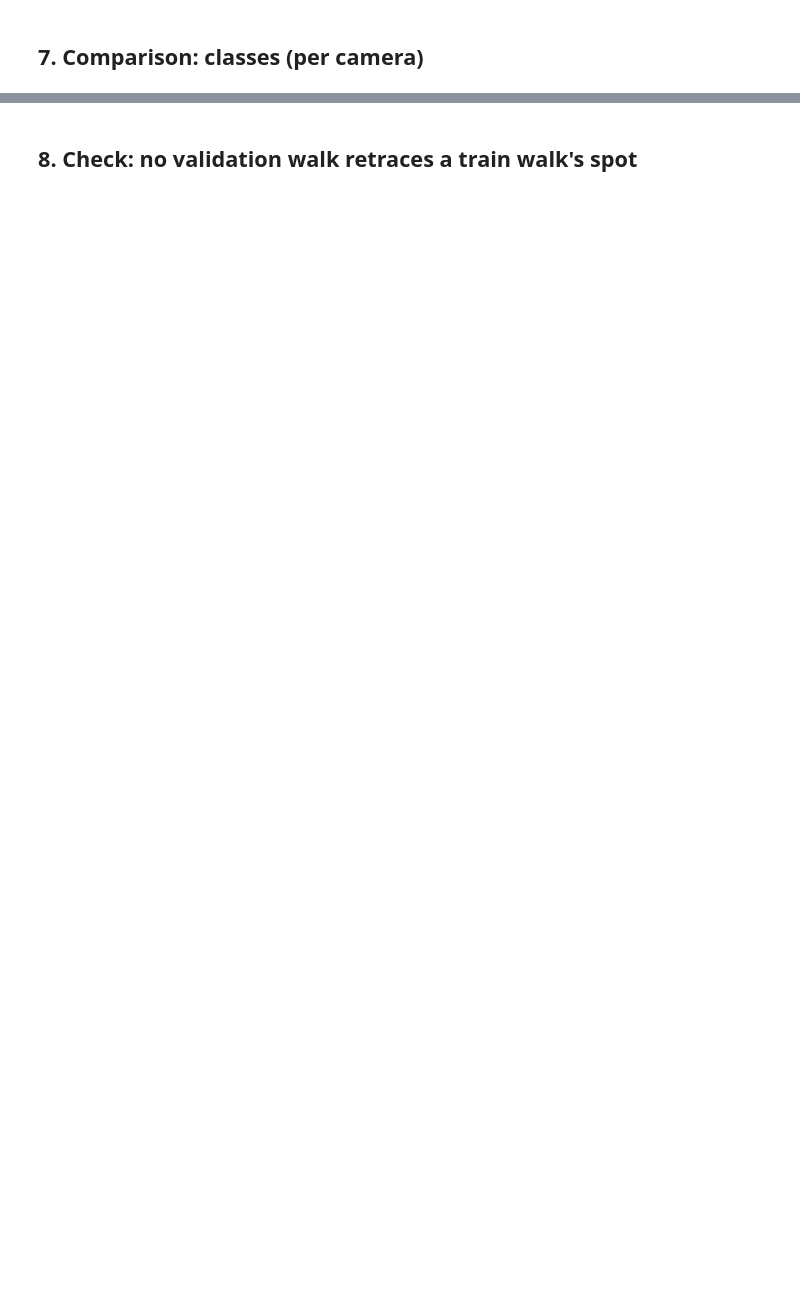
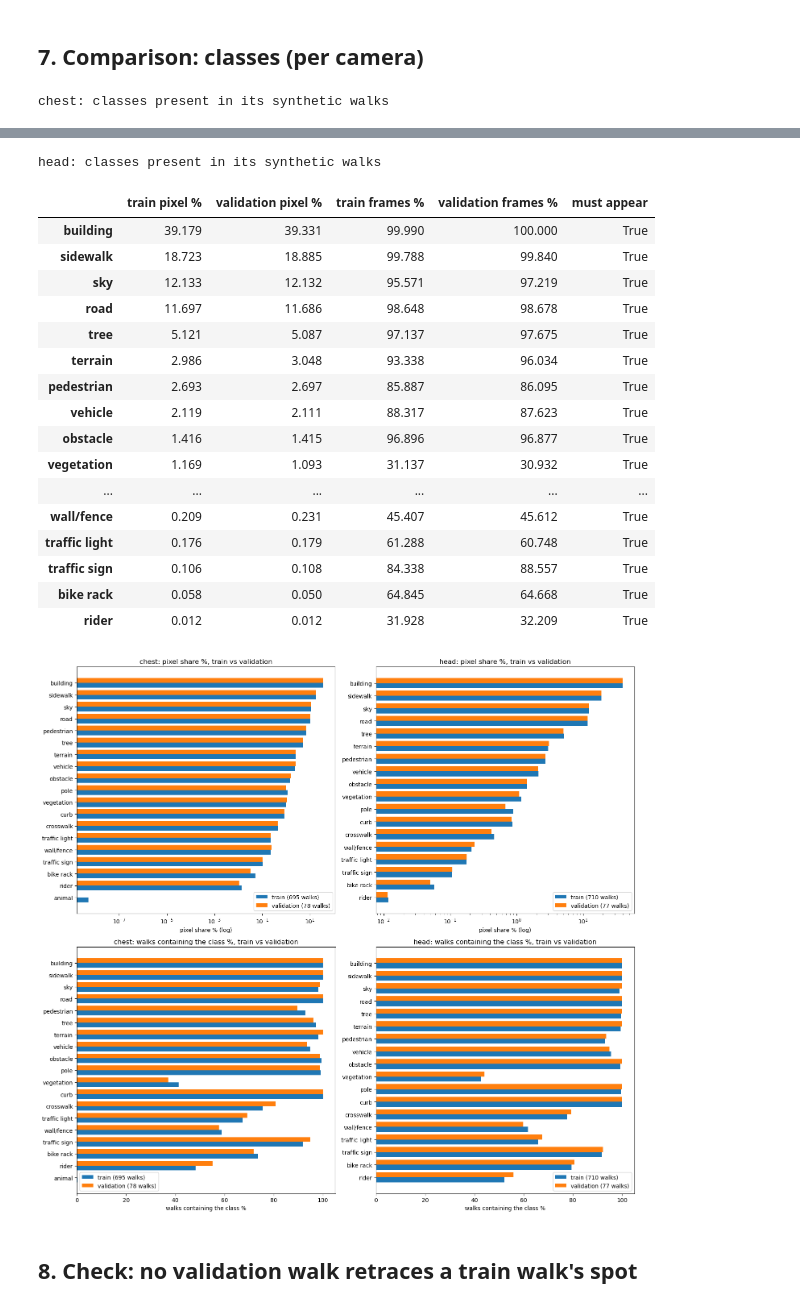
Before and after one commit to Alpha-AI-Systems/blind-guide, a Jupyter notebook: fast_path/object_detection/data_code/sanpo/synthetic/validation_split/validation_split.ipynb, the cells around one changed output, grey strips where cells are left out. Drawn from its saved outputs; the diff is of its cells as text; code cells hidden in the pictures; blank space fills up the shorter version.

```diff
--- a/fast_path/object_detection/data_code/sanpo/synthetic/validation_split/validation_split.ipynb
+++ b/fast_path/object_detection/data_code/sanpo/synthetic/validation_split/validation_split.ipynb
@@ -319,12 +485,13 @@ record = {
     "candidates_tried": None if FIXED_VALIDATION_WALKS is not None else CANDIDATES,
     "candidates_kept": candidates_kept,
     "settings": {"VALIDATION_SHARE": VALIDATION_SHARE, "FRAME_SHARE_RANGE": FRAME_SHARE_RANGE,
-                 "FRAMES_TO_FPS": {str(k): v for k, v in FRAMES_TO_FPS.items()}, "FPS_WALK_TOLERANCE": FPS_WALK_TOLERANCE,
+                 "BATCH_WALK_TOLERANCE": BATCH_WALK_TOLERANCE,
                  "REQUIRED_CLASS_MIN_WALK_SHARE": REQUIRED_CLASS_MIN_WALK_SHARE,
                  "MIN_FRAMES_IN_VALIDATION": MIN_FRAMES_IN_VALIDATION, "MIN_RELATIVE_FRAME_SHARE": MIN_RELATIVE_FRAME_SHARE,
                  "MAX_RELATIVE_FRAME_SHARE": MAX_RELATIVE_FRAME_SHARE, "MAX_SHARE_OF_CLASS_WALKS": MAX_SHARE_OF_CLASS_WALKS,
                  "IGNORED_CLASSES": IGNORED_CLASSES, "LOCATION_RADIUS_M": LOCATION_RADIUS_M, "CANDIDATES": CANDIDATES,
-                 "NORMALIZATION_CANDIDATES": NORMALIZATION_CANDIDATES, "SWAP_STARTS": SWAP_STARTS, "SEED": SEED,
+                 "NORMALIZATION_CANDIDATES": NORMALIZATION_CANDIDATES, "SWAP_STARTS": SWAP_STARTS,
+                 "SEED": SEED,
                  "FIXED_VALIDATION_WALKS": FIXED_VALIDATION_WALKS},
 }
 (RESULTS_DIR / "validation_split.json").write_text(json.dumps(record, indent=2))
@@ -334,13 +503,13 @@ print("saved", RESULTS_DIR / "validation_walks.txt", "and", RESULTS_DIR / "valid
 # %%
 rows = []
 for camera in cameras:
-    for rate in rates + ["all"]:
-        mine = (camera_of_walk == camera) & ((walk_rate == rate) if rate != "all" else True)
-        rows.append({"camera": camera, "frame rate": rate,
+    for batch in list(batch_target[camera]) + ["all"]:
+        mine = (camera_of_walk == camera) & ((walk_batch == batch) if batch != "all" else True)
+        rows.append({"camera": camera, "batch folder": batch,
                      "validation walks": int((is_chosen & mine).sum()), "train walks": int((~is_chosen & mine).sum()),
                      "validation frames": int(walk_frames[is_chosen & mine].sum()),
                      "train frames": int(walk_frames[~is_chosen & mine].sum())})
-size_table = pd.DataFrame(rows).set_index(["camera", "frame rate"])
+size_table = pd.DataFrame(rows).set_index(["camera", "batch folder"])
 size_table["validation share of frames %"] = (100 * size_table["validation frames"]
                                               / (size_table["validation frames"] + size_table["train frames"])).round(1)
 display(size_table)
@@ -359,3 +547,30 @@ for camera in cameras:
     table = table[(table["train pixel %"] > 0) | (table["validation pixel %"] > 0)]
     print(f"\n{camera}: classes present in its synthetic walks")
     display(table.sort_values("train pixel %", ascending=False))
+
+# Plots: per camera, train vs validation: (top) class pixel share, (bottom) share of walks that contain the class
+figure, axes = plt.subplots(2, len(cameras), figsize=(15, 14), squeeze=False)
+for column, camera in enumerate(cameras):
+    mine = camera_of_walk == camera
+    validation, train = is_chosen & mine, ~is_chosen & mine
+    measures = {
+        "pixel share %": (100 * walk_class_pixels[train].sum(axis=0) / walk_class_pixels[train].sum(),
+                          100 * walk_class_pixels[validation].sum(axis=0) / walk_class_pixels[validation].sum()),
+        "walks containing the class %": (100 * (walk_class_pixels[train] > 0).mean(axis=0),
+                                         100 * (walk_class_pixels[validation] > 0).mean(axis=0)),
+    }
+    present = np.flatnonzero((measures["pixel share %"][0] > 0) | (measures["pixel share %"][1] > 0))
+    order = present[np.argsort(measures["pixel share %"][0][present])]     # same class order in both plots
+    y = np.arange(len(order))
+    for row, (name, (train_values, validation_values)) in enumerate(measures.items()):
+        axis = axes[row, column]
+        axis.barh(y - 0.2, train_values[order], height=0.4, label=f"train ({int(train.sum())} walks)")
+        axis.barh(y + 0.2, validation_values[order], height=0.4, label=f"validation ({int(validation.sum())} walks)")
+        axis.set_yticks(y, [class_names[i] for i in order])
+        if name == "pixel share %":
+            axis.set_xscale("log")
+        axis.set_xlabel(name + (" (log)" if name == "pixel share %" else ""))
+        axis.set_title(f"{camera}: {name}, train vs validation"); axis.legend()
+plt.tight_layout(); plt.show()
+# %% [output]
+chest: classes present in its synthetic walks
@@ -362,3 +594,22 @@ for camera in cameras:
+head: classes present in its synthetic walks
+|  | train pixel % | validation pixel % | train frames % | validation frames % | must appear |
+| building | 39.179 | 39.331 | 99.990 | 100.000 | True |
+| sidewalk | 18.723 | 18.885 | 99.788 | 99.840 | True |
+| sky | 12.133 | 12.132 | 95.571 | 97.219 | True |
+| road | 11.697 | 11.686 | 98.648 | 98.678 | True |
+| tree | 5.121 | 5.087 | 97.137 | 97.675 | True |
+| terrain | 2.986 | 3.048 | 93.338 | 96.034 | True |
+| pedestrian | 2.693 | 2.697 | 85.887 | 86.095 | True |
+| vehicle | 2.119 | 2.111 | 88.317 | 87.623 | True |
+| obstacle | 1.416 | 1.415 | 96.896 | 96.877 | True |
+| vegetation | 1.169 | 1.093 | 31.137 | 30.932 | True |
+| ... | ... | ... | ... | ... | ... |
+| wall/fence | 0.209 | 0.231 | 45.407 | 45.612 | True |
+| traffic light | 0.176 | 0.179 | 61.288 | 60.748 | True |
+| traffic sign | 0.106 | 0.108 | 84.338 | 88.557 | True |
+| bike rack | 0.058 | 0.050 | 64.845 | 64.668 | True |
+| rider | 0.012 | 0.012 | 31.928 | 32.209 | True |
+[figure, added]
 # %% [markdown]
 ## 8. Check: no validation walk retraces a train walk's spot
 # %%
```
Also changed, not shown: parts of 17 cells of this notebook, 16 other files.
